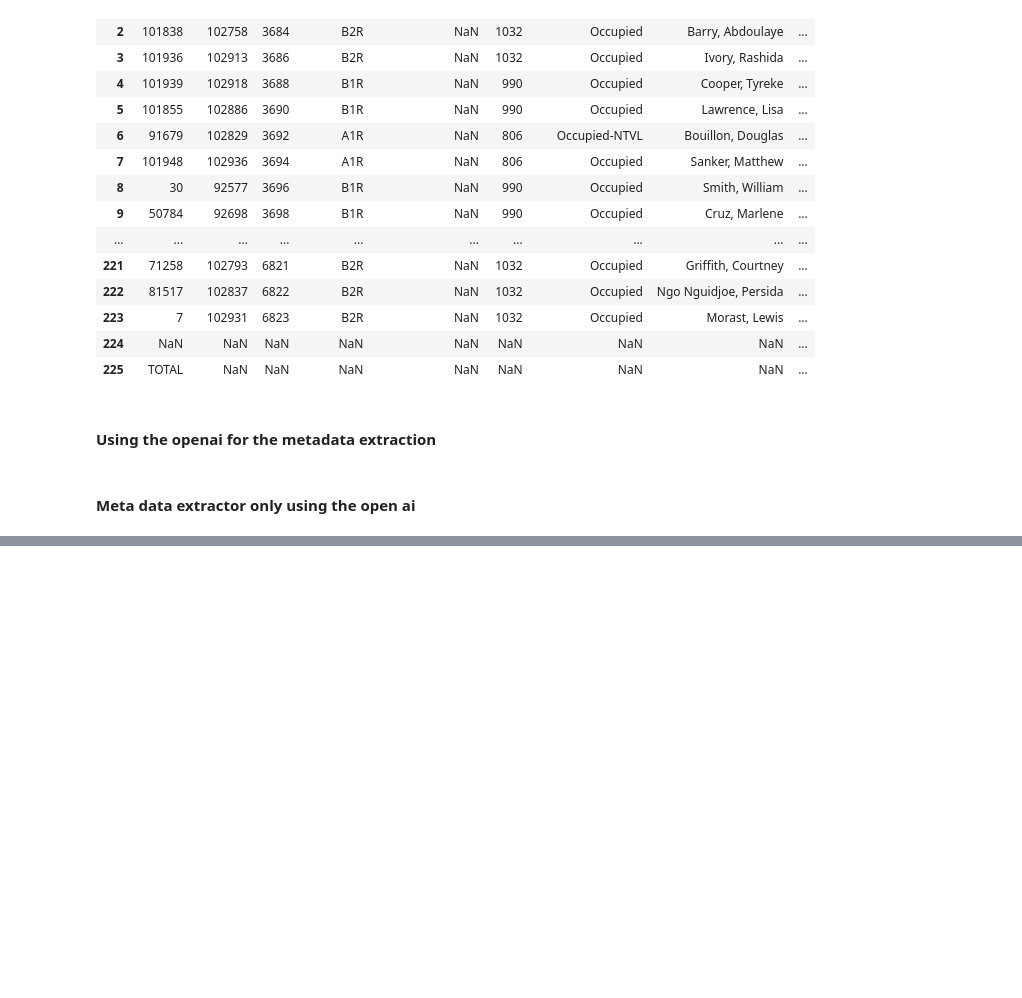
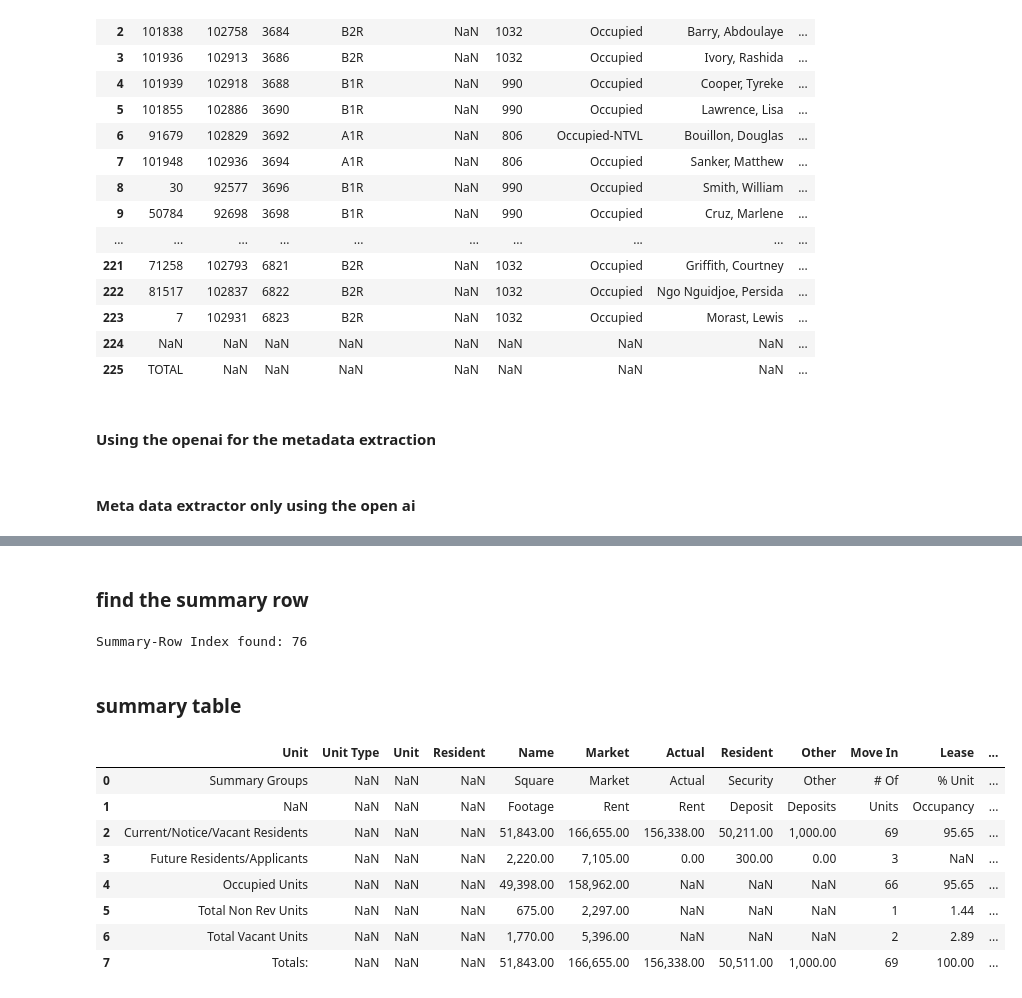
Before and after one commit to harikeerthan24/Lenguard, a Jupyter notebook: main.ipynb, the cells around one changed output, grey strips where cells are left out. Drawn from its saved outputs; the diff is of its cells as text; code cells hidden in the pictures; blank space fills up the shorter version.

Commit message:
Headers extractor and seperated as    * metadata    * org rent roll    * total    * summmary(if there)

```diff
--- a/main.ipynb
+++ b/main.ipynb
@@ -709,0 +765,12 @@ Market                                 166655
+# %%
+# Extract metadata
+metadata = raw_data.iloc[:header_row_idx].copy()
+metadata = metadata.dropna(how='all').reset_index(drop=True)
+
+metadata_dict = {}
+for idx, row in metadata.iterrows():
+    row_clean = row.dropna()
+    if not row_clean.empty:
+        metadata_dict[f"row_{idx}"] = row_clean.to_dict()
+
+metadata_dict
@@ -709,0 +839,59 @@ Market                                 166655
+# %% [markdown]
+### find the summary row
+# %%
+# Find summary row
+summary_mask = rent_roll_data.astype(str).apply(
+    lambda row: 'summary' in ' '.join(row.values).lower(),
+    axis=1
+)
+
+summary_row_index = rent_roll_data[summary_mask].index[0] if any(summary_mask) else None
+print("\nSummary-Row Index found:", summary_row_index)
+
+if summary_row_index is not None:
+    summary_row_data = rent_roll_data.iloc[summary_row_index]
+    # print("\nSummary Row Data:")
+    # print(summary_row_data)
+else:
+    print("No summary found of this file")
+# %% [output]
+Summary-Row Index found: 76
+# %% [markdown]
+### summary table
+# %%
+# Separate summary rows
+summary_keywords = ['total', 'summary', 'occupancy', 'balance', '%', 'totals:']
+summary_mask = rent_roll_data.astype(str).apply(
+    lambda row: any(keyword.lower() in ' '.join(row.values).lower() for keyword in summary_keywords),
+    axis=1
+)
+
+summary_data = rent_roll_data[summary_mask].reset_index(drop=True)
+regular_data = rent_roll_data[~summary_mask].reset_index(drop=True)
+
+summary_only = rent_roll_data[rent_roll_data.astype(str).apply(
+    lambda row: 'summary' in ' '.join(row.values).lower(),
+    axis=1
+)].reset_index(drop=True)
+
+# Get the summary row index
+summary_start_idx = rent_roll_data.astype(str).apply(
+    lambda row: 'summary' in ' '.join(row.values).lower(),
+    axis=1
+).idxmax()
+
+# Extract all rows from summary onwards
+summary_section = rent_roll_data.iloc[summary_start_idx:].reset_index(drop=True)
+
+# Display the summary section
+display(summary_section)
+# %% [output]
+|  | Unit | Unit Type | Unit | Resident | Name | Market | Actual | Resident | Other | Move In | Lease | ... |
+| 0 | Summary Groups | NaN | NaN | NaN | Square | Market | Actual | Security | Other | # Of | % Unit | ... |
+| 1 | NaN | NaN | NaN | NaN | Footage | Rent | Rent | Deposit | Deposits | Units | Occupancy | ... |
+| 2 | Current/Notice/Vacant Residents | NaN | NaN | NaN | 51,843.00 | 166,655.00 | 156,338.00 | 50,211.00 | 1,000.00 | 69 | 95.65 | ... |
+| 3 | Future Residents/Applicants | NaN | NaN | NaN | 2,220.00 | 7,105.00 | 0.00 | 300.00 | 0.00 | 3 | NaN | ... |
+| 4 | Occupied Units | NaN | NaN | NaN | 49,398.00 | 158,962.00 | NaN | NaN | NaN | 66 | 95.65 | ... |
+| 5 | Total Non Rev Units | NaN | NaN | NaN | 675.00 | 2,297.00 | NaN | NaN | NaN | 1 | 1.44 | ... |
+| 6 | Total Vacant Units | NaN | NaN | NaN | 1,770.00 | 5,396.00 | NaN | NaN | NaN | 2 | 2.89 | ... |
+| 7 | Totals: | NaN | NaN | NaN | 51,843.00 | 166,655.00 | 156,338.00 | 50,511.00 | 1,000.00 | 69 | 100.00 | ... |
```
Also changed, not shown: parts of 9 cells of this notebook.
